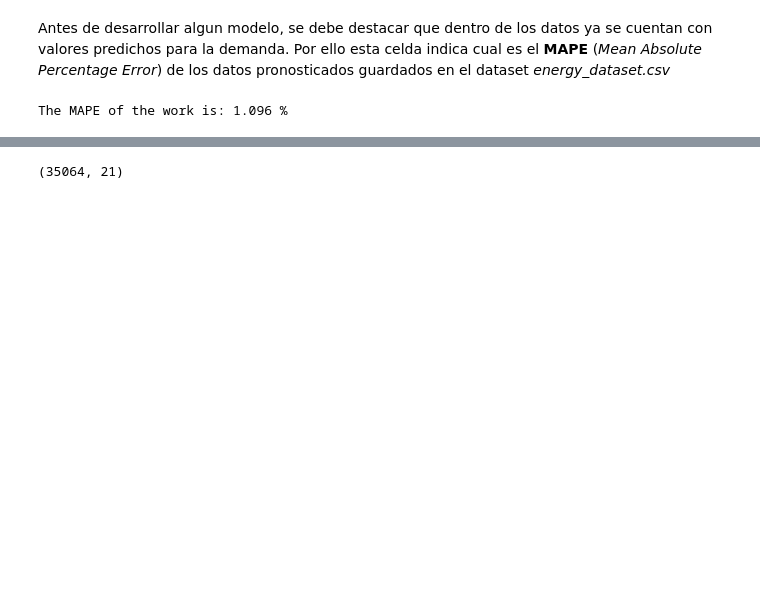
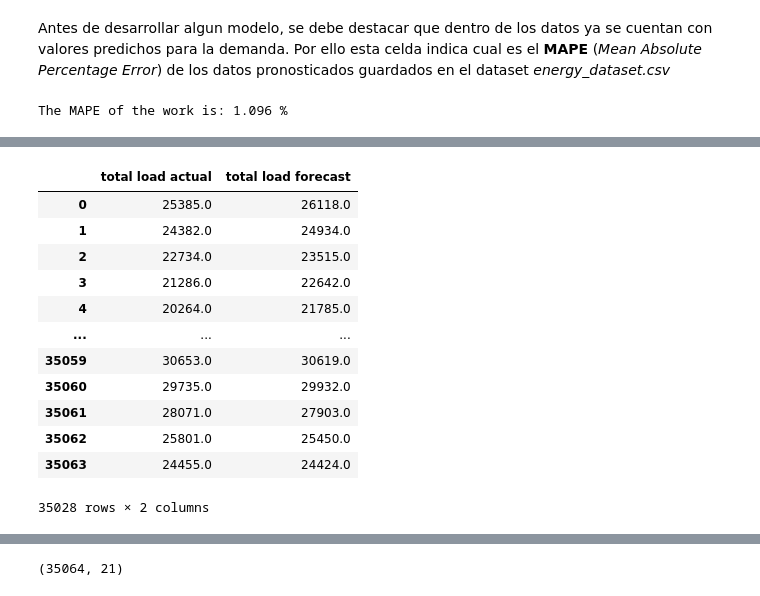
Before and after one commit to JossRubio/Prediccion_demanda_energetica, a Jupyter notebook: codes/Memoria_Everis.ipynb, the cells around one changed output, grey strips where cells are left out. Cells and saved outputs as stored; diff of their text form; code cells hidden in the pictures; blank space fills up the shorter version.

```diff
--- a/codes/Memoria_Everis.ipynb
+++ b/codes/Memoria_Everis.ipynb
@@ -77,0 +155,16 @@ The MAPE of the work is: 1.096 %
+# %%
+df_demand
+# %% [output]
+|  | total load actual | total load forecast |
+| 0 | 25385.0 | 26118.0 |
+| 1 | 24382.0 | 24934.0 |
+| 2 | 22734.0 | 23515.0 |
+| 3 | 21286.0 | 22642.0 |
+| 4 | 20264.0 | 21785.0 |
+| ... | ... | ... |
+| 35059 | 30653.0 | 30619.0 |
+| 35060 | 29735.0 | 29932.0 |
+| 35061 | 28071.0 | 27903.0 |
+| 35062 | 25801.0 | 25450.0 |
+| 35063 | 24455.0 | 24424.0 |
+35028 rows × 2 columns
```
Also changed, not shown: parts of 18 cells of this notebook.
